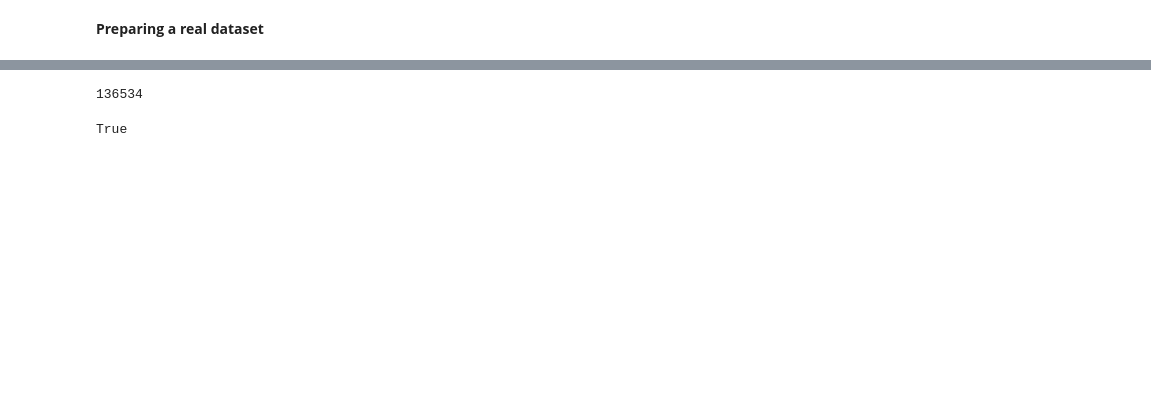
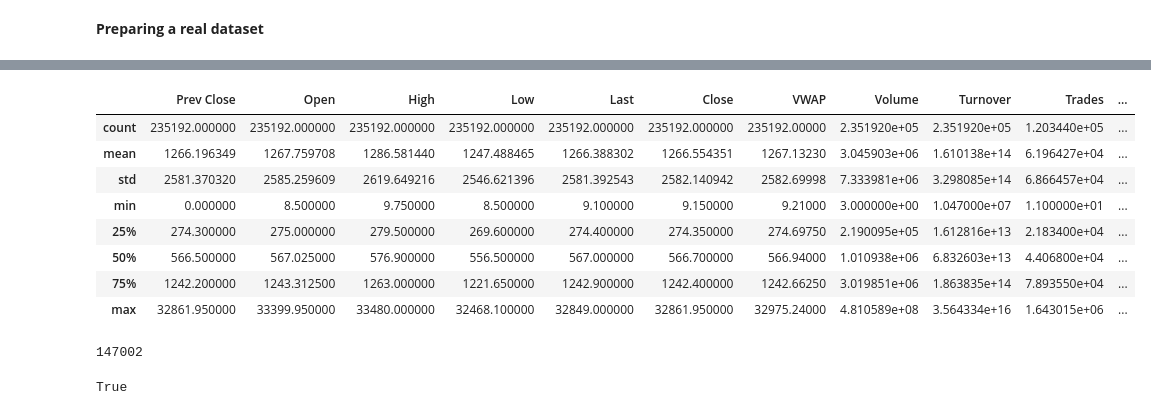
Before and after one commit to AleksandrMorozov123/Time-series-theory, a Jupyter notebook: time-series-forecasting.ipynb, the cells around one changed output, grey strips where cells are left out. Cells and saved outputs as stored; diff of their text form; code cells hidden in the pictures; blank space fills up the shorter version.

Commit message:
Kaggle Notebook | Time series forecasting  | Version 5

```diff
--- a/time-series-forecasting.ipynb
+++ b/time-series-forecasting.ipynb
@@ -120,0 +119,5 @@ dtype: int64
+# %%
+import pandas as pd
+series = pd.read_csv ('/kaggle/input/nifty50-stock-market-data/NIFTY50_all.csv', header = 0, index_col = 0)
+print (type (series))
+print (series.head ())
@@ -121,5 +142,17 @@ dtype: int64
+# %%
+series.describe ()
+# %% [output]
+|  | Prev Close | Open | High | Low | Last | Close | VWAP | Volume | Turnover | Trades | ... |
+| count | 235192.000000 | 235192.000000 | 235192.000000 | 235192.000000 | 235192.000000 | 235192.000000 | 235192.00000 | 2.351920e+05 | 2.351920e+05 | 1.203440e+05 | ... |
+| mean | 1266.196349 | 1267.759708 | 1286.581440 | 1247.488465 | 1266.388302 | 1266.554351 | 1267.13230 | 3.045903e+06 | 1.610138e+14 | 6.196427e+04 | ... |
+| std | 2581.370320 | 2585.259609 | 2619.649216 | 2546.621396 | 2581.392543 | 2582.140942 | 2582.69998 | 7.333981e+06 | 3.298085e+14 | 6.866457e+04 | ... |
+| min | 0.000000 | 8.500000 | 9.750000 | 8.500000 | 9.100000 | 9.150000 | 9.21000 | 3.000000e+00 | 1.047000e+07 | 1.100000e+01 | ... |
+| 25% | 274.300000 | 275.000000 | 279.500000 | 269.600000 | 274.400000 | 274.350000 | 274.69750 | 2.190095e+05 | 1.612816e+13 | 2.183400e+04 | ... |
+| 50% | 566.500000 | 567.025000 | 576.900000 | 556.500000 | 567.000000 | 566.700000 | 566.94000 | 1.010938e+06 | 6.832603e+13 | 4.406800e+04 | ... |
+| 75% | 1242.200000 | 1243.312500 | 1263.000000 | 1221.650000 | 1242.900000 | 1242.400000 | 1242.66250 | 3.019851e+06 | 1.863835e+14 | 7.893550e+04 | ... |
+| max | 32861.950000 | 33399.950000 | 33480.000000 | 32468.100000 | 32849.000000 | 32861.950000 | 32975.24000 | 4.810589e+08 | 3.564334e+16 | 1.643015e+06 | ... |
 # %%
-df.isnull().sum().sum()
+series.isnull().sum().sum()
 # %% [output]
-136534
+147002
 # %%
```
Also changed, not shown: parts of 11 cells of this notebook.
